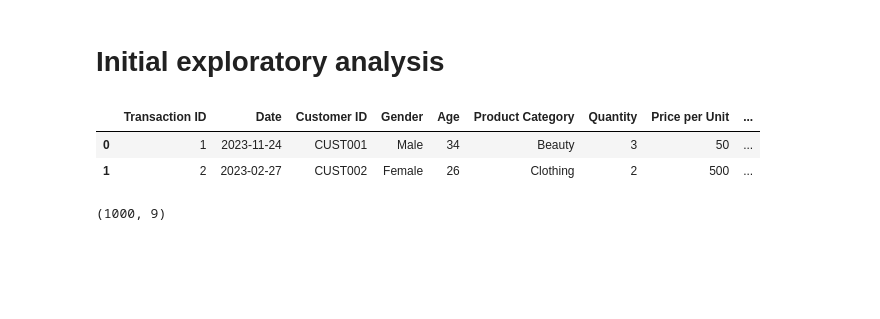
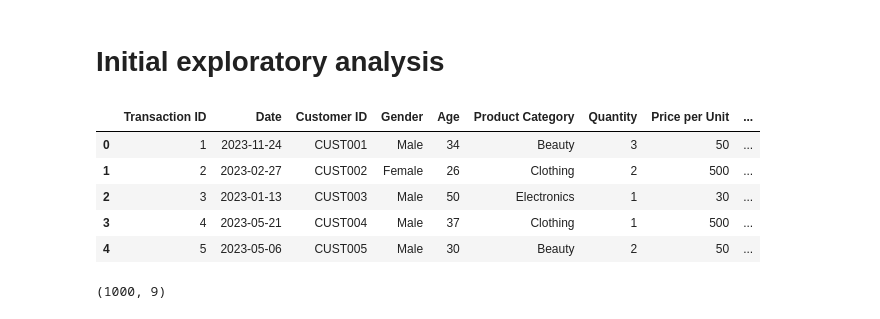
Before and after one commit to bdupey/DATA445-Machine_Learning, a Jupyter notebook: data445-kaggle-project-2.ipynb, the cells around one changed output. Drawn from its saved outputs; the diff is of its cells as text; code cells hidden in the pictures; blank space fills up the shorter version.

```diff
--- a/data445-kaggle-project-2.ipynb
+++ b/data445-kaggle-project-2.ipynb
@@ -18,12 +28,14 @@ from sklearn.metrics import mean_squared_error, r2_score
 # %%
 # Reading in the data
 retail=pd.read_csv("/kaggle/input/retail-sales-dataset/retail_sales_dataset.csv")
+retail.head()
+# %% [output]
+|  | Transaction ID | Date | Customer ID | Gender | Age | Product Category | Quantity | Price per Unit | ... |
+| 0 | 1 | 2023-11-24 | CUST001 | Male | 34 | Beauty | 3 | 50 | ... |
+| 1 | 2 | 2023-02-27 | CUST002 | Female | 26 | Clothing | 2 | 500 | ... |
+| 2 | 3 | 2023-01-13 | CUST003 | Male | 50 | Electronics | 1 | 30 | ... |
+| 3 | 4 | 2023-05-21 | CUST004 | Male | 37 | Clothing | 1 | 500 | ... |
+| 4 | 5 | 2023-05-06 | CUST005 | Male | 30 | Beauty | 2 | 50 | ... |
-# %%
-retail.head(2)
-# %% [output]
-|  | Transaction ID | Date | Customer ID | Gender | Age | Product Category | Quantity | Price per Unit | ... |
-| 0 | 1 | 2023-11-24 | CUST001 | Male | 34 | Beauty | 3 | 50 | ... |
-| 1 | 2 | 2023-02-27 | CUST002 | Female | 26 | Clothing | 2 | 500 | ... |
 # %%
 # Looking at the shape of the data
 retail.shape
```
Also changed, not shown: parts of 17 cells of this notebook.
